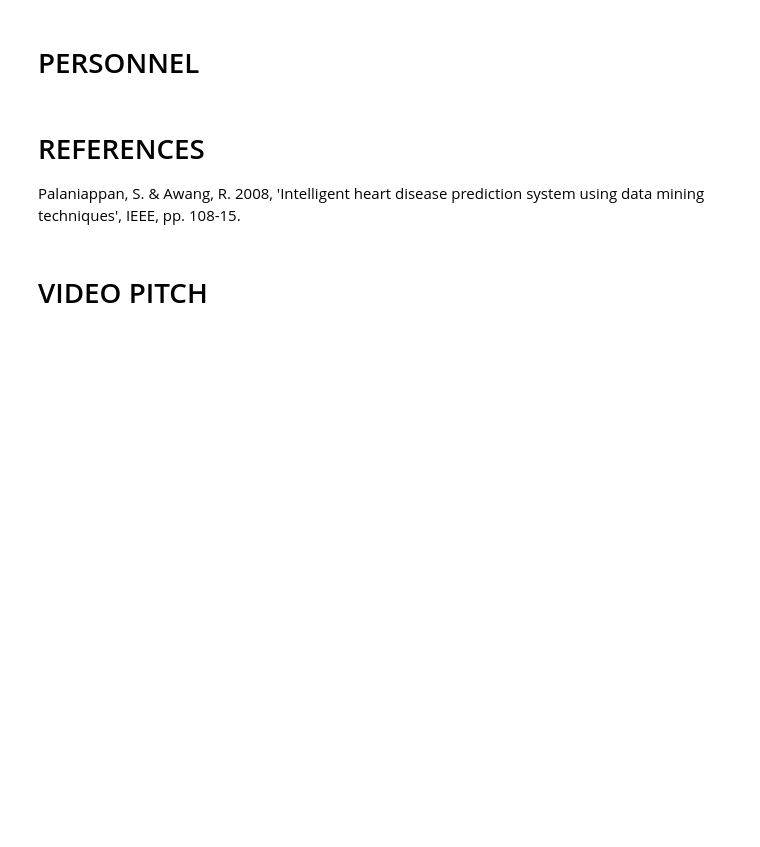
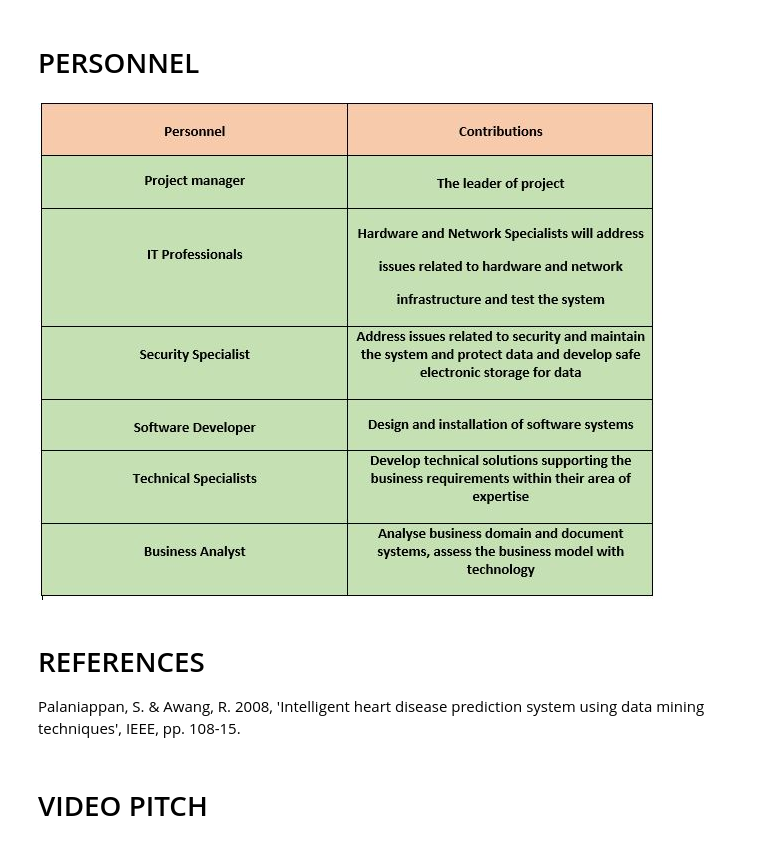
Before and after one commit to haishan-shi/A1, a Jupyter notebook: A3_Pitch and Plan for Solving a Domain Problem.ipynb, the cells around one changed output. Drawn from its saved outputs; the diff is of its cells as text; code cells hidden in the pictures; blank space fills up the shorter version.

```diff
--- a/A3_Pitch and Plan for Solving a Domain Problem.ipynb
+++ b/A3_Pitch and Plan for Solving a Domain Problem.ipynb
@@ -98,5 +105,10 @@ Image('/content/Gantt Chart.JPG')
 # %% [markdown]
 # PERSONNEL
+# %%
+from IPython.display import Image
+Image('/content/PEn.JPG')
+# %% [output]
+[figure, added]
 # %% [markdown]
 # REFERENCES
 
```
Also changed, not shown: parts of 4 cells of this notebook.
